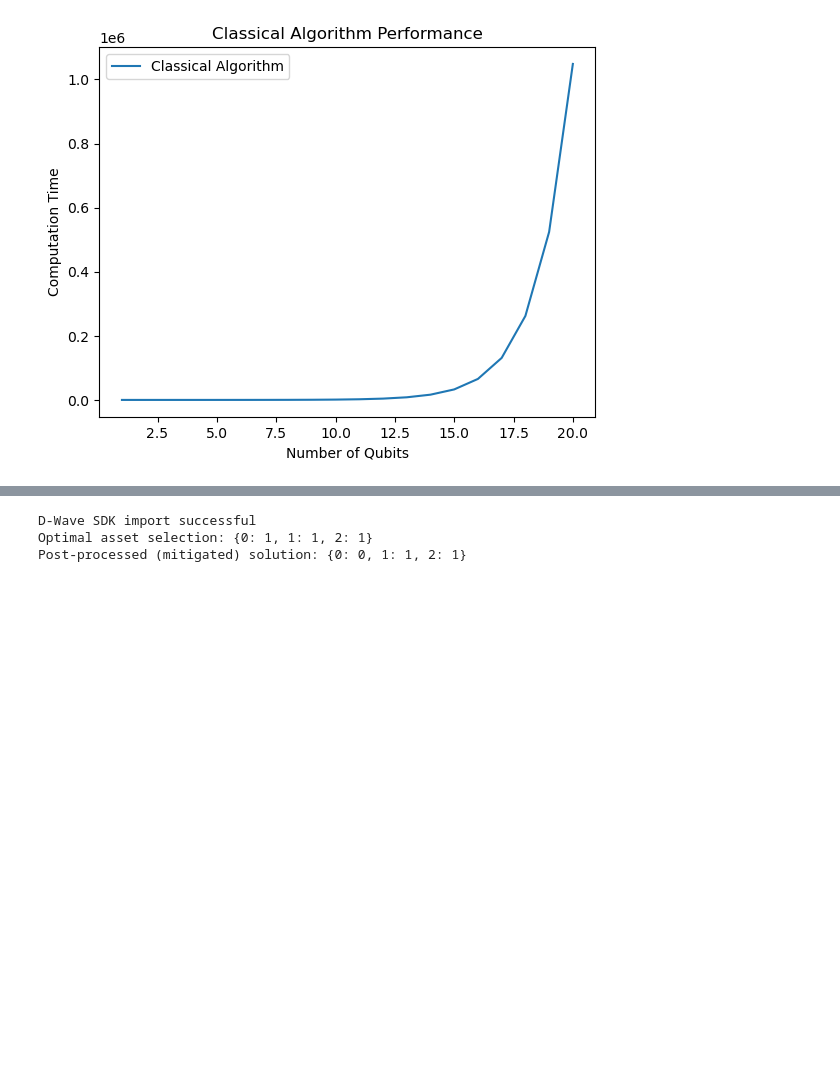
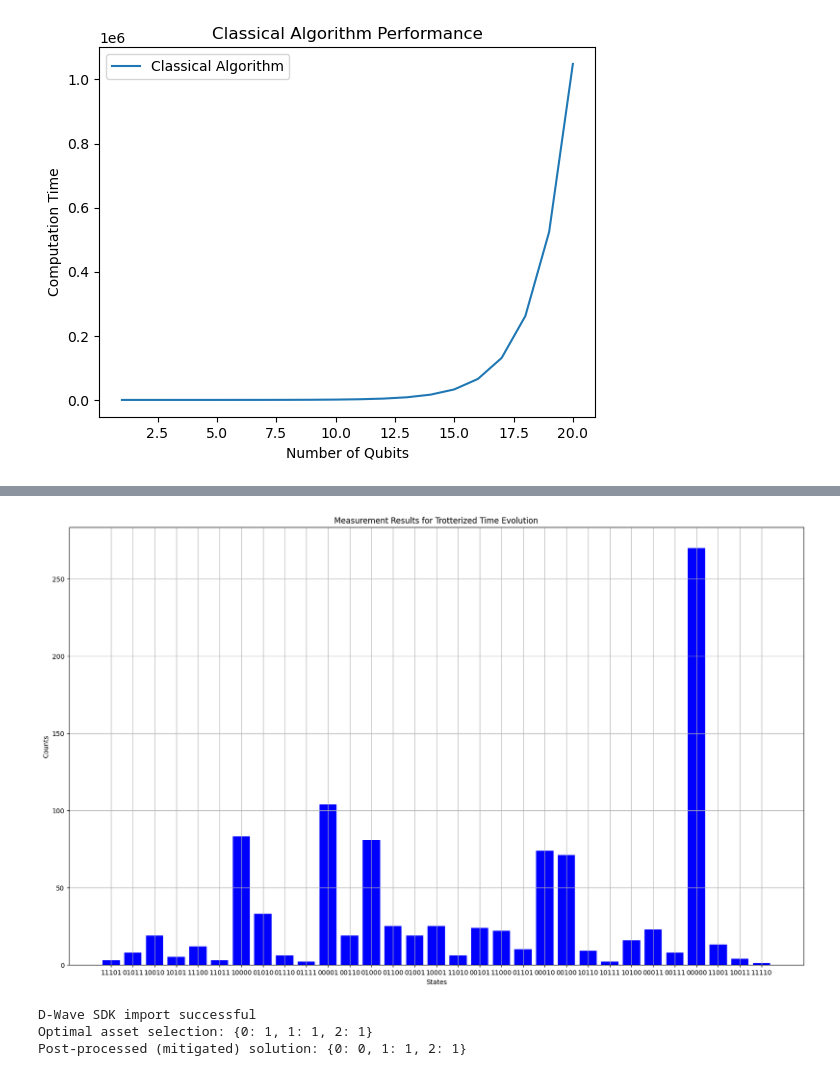
Before and after one commit to swooshcodebackuprepos/Development-of-Novel-Quantum-Algorithms, a Jupyter notebook: notebooks/Novel Quantum Algorithm.ipynb, the cells around one changed output, grey strips where cells are left out. Drawn from its saved outputs; the diff is of its cells as text; code cells hidden in the pictures; blank space fills up the shorter version.

```diff
--- a/notebooks/Novel Quantum Algorithm.ipynb
+++ b/notebooks/Novel Quantum Algorithm.ipynb
@@ -108,3 +106,63 @@ plot_histogram(counts)
+# %%
+## Same circuit - Quantum implementation using Classiq's QMod
+# Import necessary libraries
+import matplotlib.pyplot as plt
+from classiq import QBit, allocate, H, CX, RZ, qfunc, create_model, synthesize, execute, set_execution_preferences
+from classiq.execution import ExecutionPreferences
+
+# Define the main quantum function for Trotterized time evolution
+@qfunc
+def main():
+    num_qubits = 5
+    num_steps = 10
+    time = 1.0
+
+    # Allocate qubits
+    qubits = [QBit(f"q_{i}") for i in range(num_qubits)]
+    for qubit in qubits:
+        allocate(1, qubit)
+
+    # Implement Trotterized evolution
+    for _ in range(num_steps):
+        for i in range(num_qubits):
+            H(qubits[i])
+            CX(qubits[i], qubits[(i + 1) % num_qubits])
+            RZ(time / num_steps, qubits[i])
+            CX(qubits[i], qubits[(i + 1) % num_qubits])
+            H(qubits[i])
+
+# Create quantum model
+qmod = create_model(main)
+
+# Define a function to execute the experiment
+def run_experiment(num_shots):
+    # Set execution preferences
+    qmod_with_shots = set_execution_preferences(qmod, ExecutionPreferences(num_shots=num_shots))
+
+    # Synthesize and execute the program
+    qprog = synthesize(qmod_with_shots)
+    result = execute(qprog).result()
+
+    # Return measurement counts
+    return result[0].value.counts
+
+# Run the experiment
+counts = run_experiment(1000)
+
+# Visualization using Matplotlib
+def plot_histogram(counts):
+    plt.figure(figsize=(20, 12))
+    plt.bar(counts.keys(), counts.values(), color='b')
+    plt.xlabel('States')
+    plt.ylabel('Counts')
+    plt.title('Measurement Results for Trotterized Time Evolution')
+    plt.grid(True)
+    plt.show()
+
+# Visualize the results
+plot_histogram(counts)
+# %% [output]
+[figure, added]
 # %%
 import os
 import dimod
```
Also changed, not shown: parts of 1 cell of this notebook.
